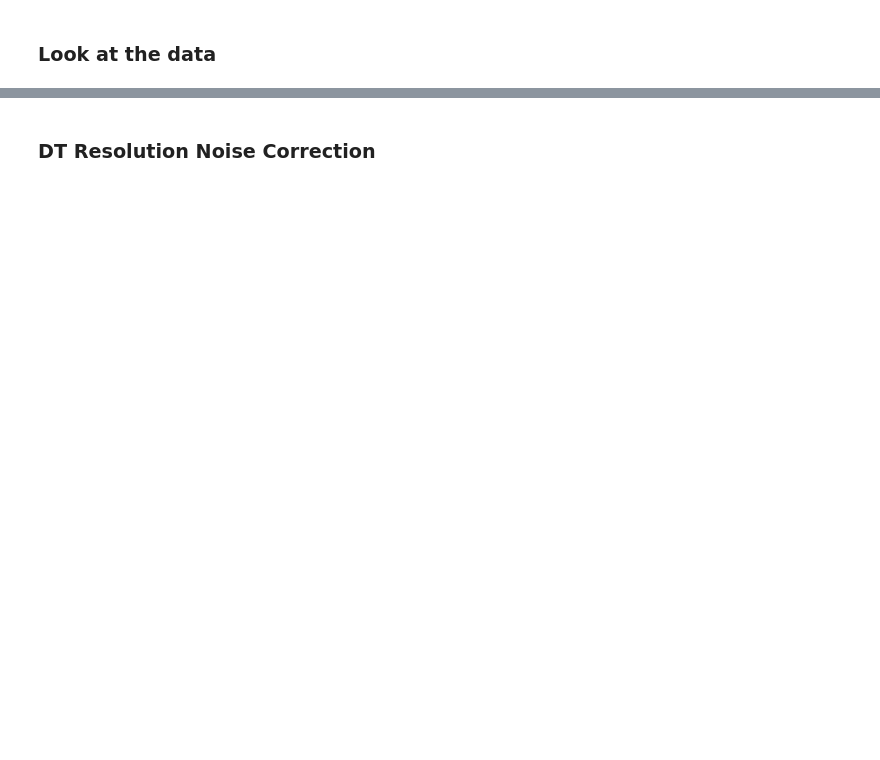
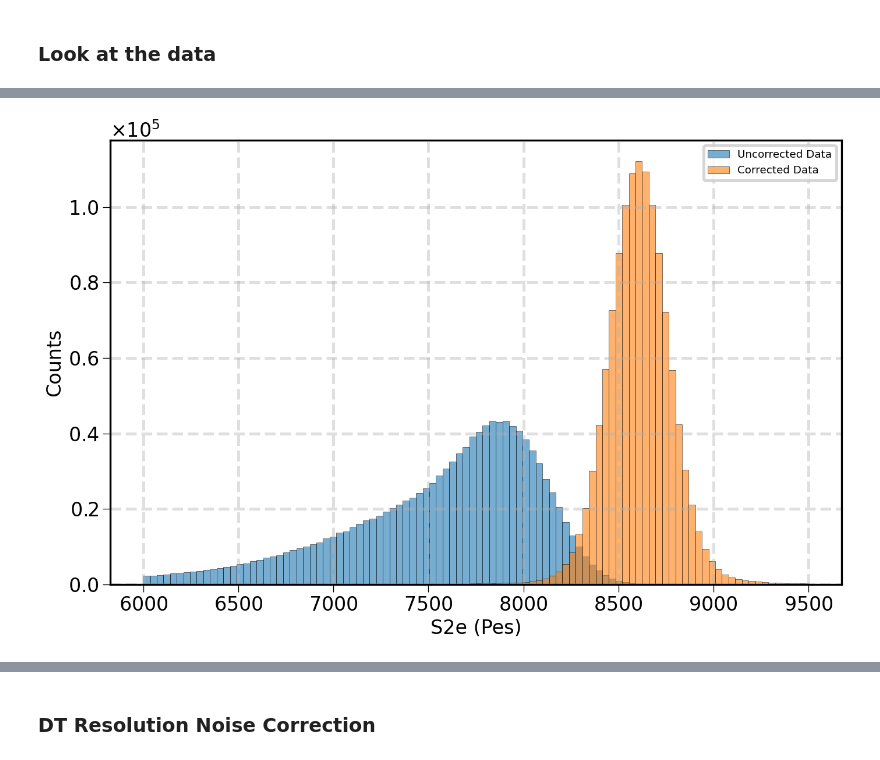
Before and after one commit to jjgomezcadenas/ASpirit, a Jupyter notebook: nb/krSoproniaAnalysis_st.ipynb, the cells around one changed output, grey strips where cells are left out. Cells and saved outputs as stored; diff of their text form; code cells hidden in the pictures; blank space fills up the shorter version.

```diff
--- a/nb/krSoproniaAnalysis_st.ipynb
+++ b/nb/krSoproniaAnalysis_st.ipynb
@@ -300,17 +366,17 @@ Krdf
 # %%
 plt.figure(figsize=(12, 8), dpi=120)
-
 # Plot S2e histogram
-plt.hist(Krdf['S2e'], bins=100, alpha=0.6, color='tab:blue', edgecolor='black', linewidth=0.5, label='Uncorrected Data')
-
+plt.hist(Krdf['S2e'], bins=100, range=(6000, 9500), alpha=0.6 , color='tab:blue', edgecolor='black', linewidth=0.5, label='Uncorrected Data')
 # Plot Epes histogram
-plt.hist(Krdf['Epes'], bins=100, alpha=0.6, color='tab:orange', edgecolor='black', linewidth=0.5, label='Corrected Data')
+plt.hist(Krdf['Epes'], bins=100, range=(6000, 9500), alpha=0.6, color='tab:orange', edgecolor='black', linewidth=0.5, label='Corrected Data')
 
 # Aesthetic settings
 plt.xlabel('S2e (Pes)')
 plt.ylabel('Counts')
 plt.legend(fontsize=11)
 plt.grid(True, linestyle='--', alpha=0.4)
 plt.tight_layout()
 plt.show()
+# %% [output]
+[figure, added]
 # %%
```
Also changed, not shown: parts of 54 cells of this notebook, 7 other files.
